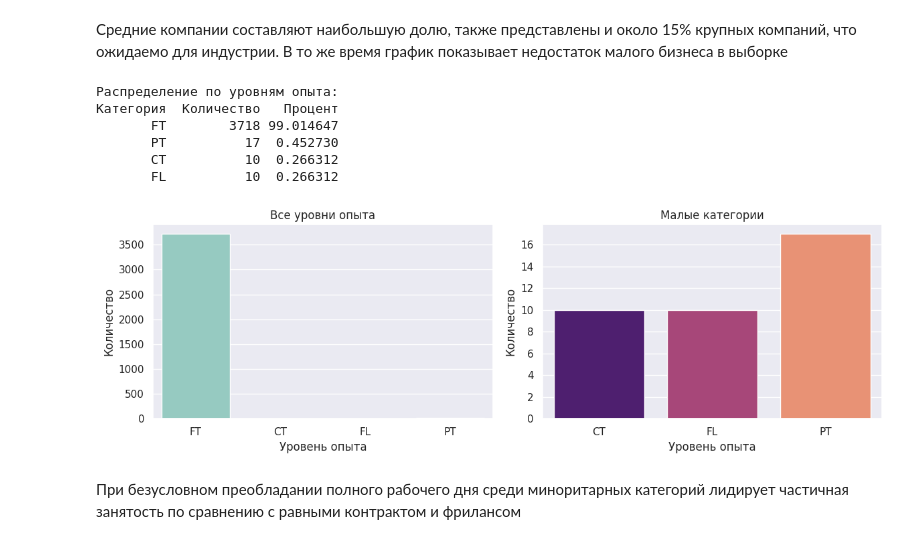
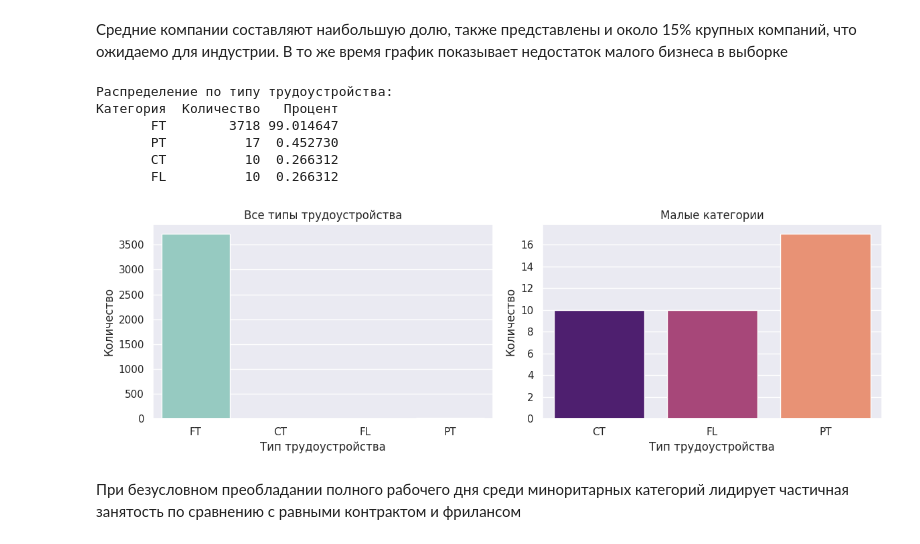
Before and after one commit to to6ksu3a/Data-Science-Salary-Analysis, a Jupyter notebook: DS_Salaries_Analysis.ipynb, the cells around one changed output. Saved outputs shown, nothing was run; the diff lists cells and outputs as text; code cells hidden in the pictures.

```diff
--- a/DS_Salaries_Analysis.ipynb
+++ b/DS_Salaries_Analysis.ipynb
@@ -457,39 +457,39 @@ level_percents = data['employment_type'].value_counts(normalize=True) * 100
 summary_df = pd.DataFrame({
     'Категория': level_counts.index,
     'Количество': level_counts.values,
     'Процент': level_percents.values
 })
 
-print("Распределение по уровням опыта:")
+print("Распределение по типу трудоустройства:")
 print(summary_df.to_string(index=False))
 
 fig, (ax1, ax2) = plt.subplots(1, 2, figsize=(12, 4))
 
 # все данные
 sns.countplot(x='employment_type', data=data, hue='employment_type',
               palette='Set3', legend=False, ax=ax1)
-ax1.set_title('Все уровни опыта')
-ax1.set_xlabel('Уровень опыта')
+ax1.set_title('Все типы трудоустройства')
+ax1.set_xlabel('Тип трудоустройства')
 ax1.set_ylabel('Количество')
 
 # без наибольшей категории
 filtered_data = data[data['employment_type'] != 'FT']
 sns.countplot(x='employment_type', data=filtered_data, hue='employment_type',
               palette='magma', legend=False, ax=ax2)
 ax2.set_title('Малые категории')
-ax2.set_xlabel('Уровень опыта')
+ax2.set_xlabel('Тип трудоустройства')
 ax2.set_ylabel('Количество')
 
 plt.tight_layout()
 plt.show()
 # %% [output]
-Распределение по уровням опыта:
+Распределение по типу трудоустройства:
 Категория  Количество   Процент
        FT        3718 99.014647
        PT          17  0.452730
        CT          10  0.266312
        FL          10  0.266312
-[figure, old version]
+[figure, new version]
 # %% [markdown]
 При безусловном преобладании полного рабочего дня среди миноритарных категорий лидирует частичная занятость по сравнению с равными контрактом и фрилансом
 # %%
```
Also changed, not shown: parts of 4 cells of this notebook.
